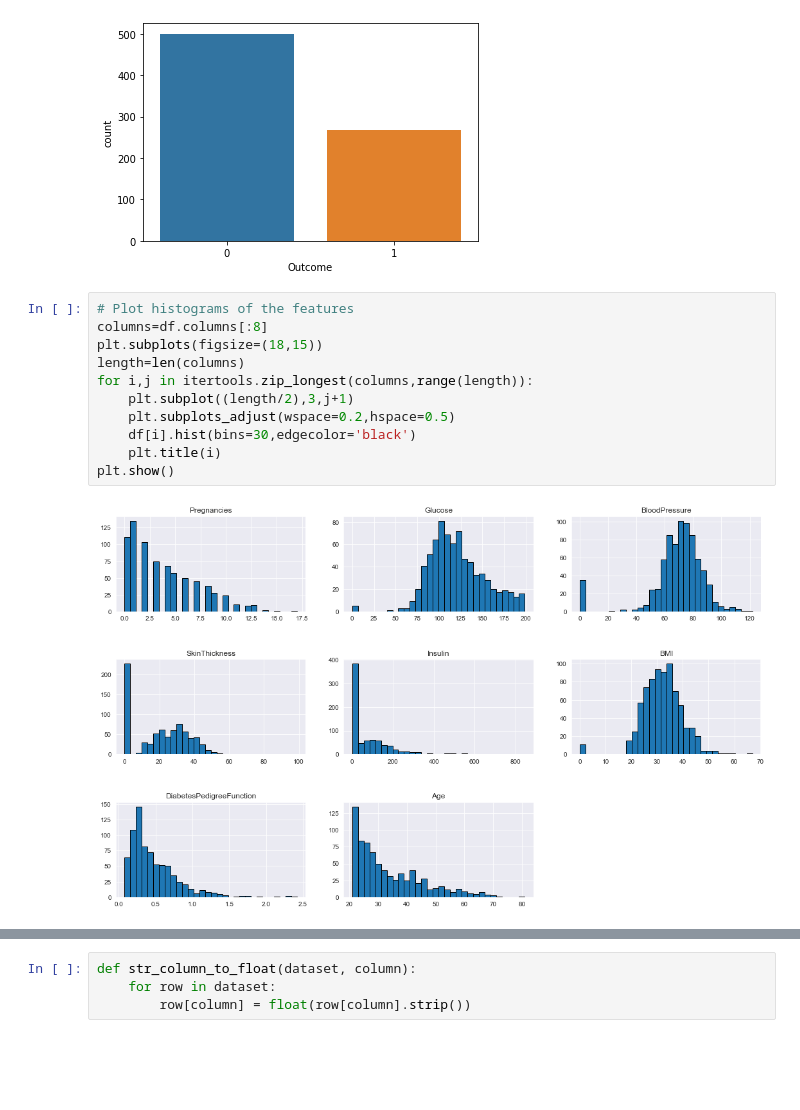
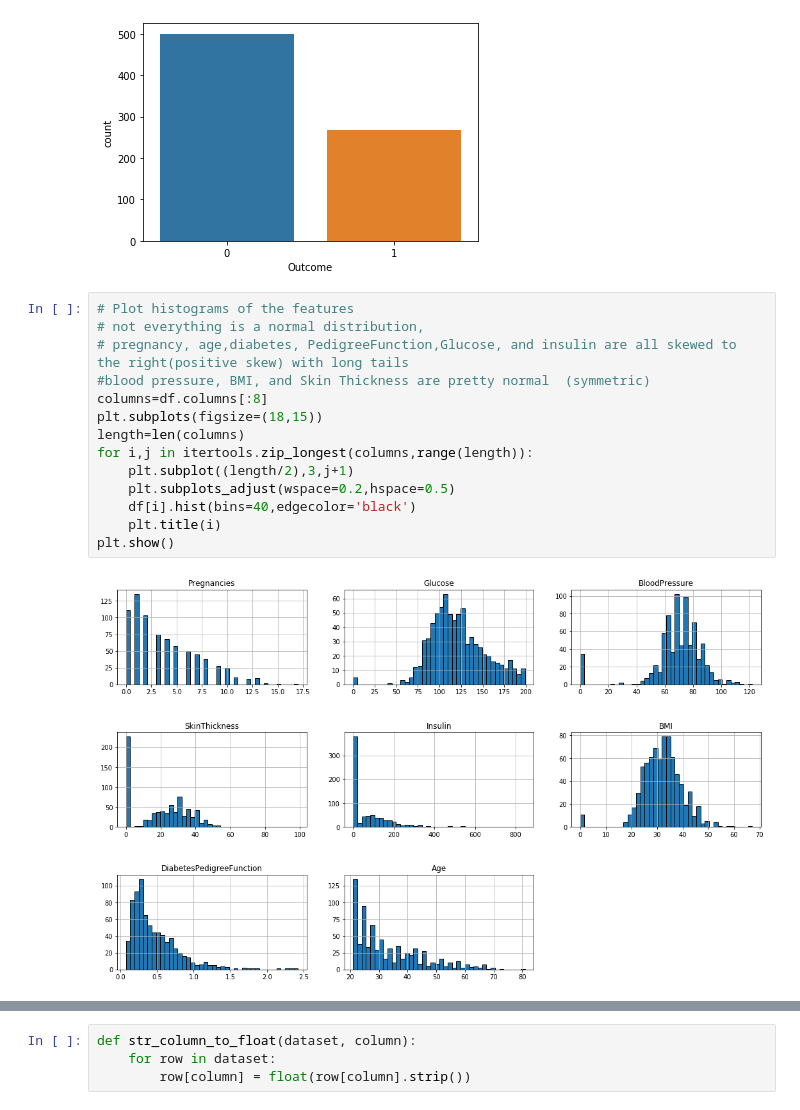
Before and after one commit to denisdunn/biased_random_forest, a Jupyter notebook: OneThreeBio-Copy1.ipynb, the cells around one changed output, grey strips where cells are left out. Saved outputs shown, nothing was run; the diff lists cells and outputs as text; blank space fills up the shorter version.

```diff
--- a/OneThreeBio-Copy1.ipynb
+++ b/OneThreeBio-Copy1.ipynb
@@ -67,16 +63,19 @@ sns.countplot(x='Outcome',data=df)
 [figure]
 # %%
 # Plot histograms of the features
+# not everything is a normal distribution,
+# pregnancy, age,diabetes, PedigreeFunction,Glucose, and insulin are all skewed to the right(positive skew) with long tails
+#blood pressure, BMI, and Skin Thickness are pretty normal  (symmetric)
 columns=df.columns[:8]
 plt.subplots(figsize=(18,15))
 length=len(columns)
 for i,j in itertools.zip_longest(columns,range(length)):
     plt.subplot((length/2),3,j+1)
     plt.subplots_adjust(wspace=0.2,hspace=0.5)
-    df[i].hist(bins=30,edgecolor='black')
+    df[i].hist(bins=40,edgecolor='black')
     plt.title(i)
 plt.show()
 # %% [output]
-[figure, old version]
+[figure, new version]
 # %%
 #check how many zeros are in the dataset
```
Also changed, not shown: parts of 93 cells of this notebook, 2 other files.
